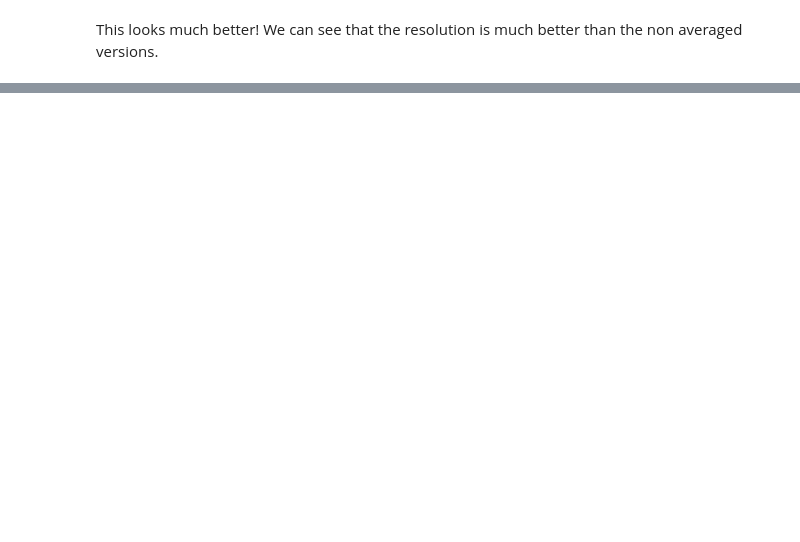
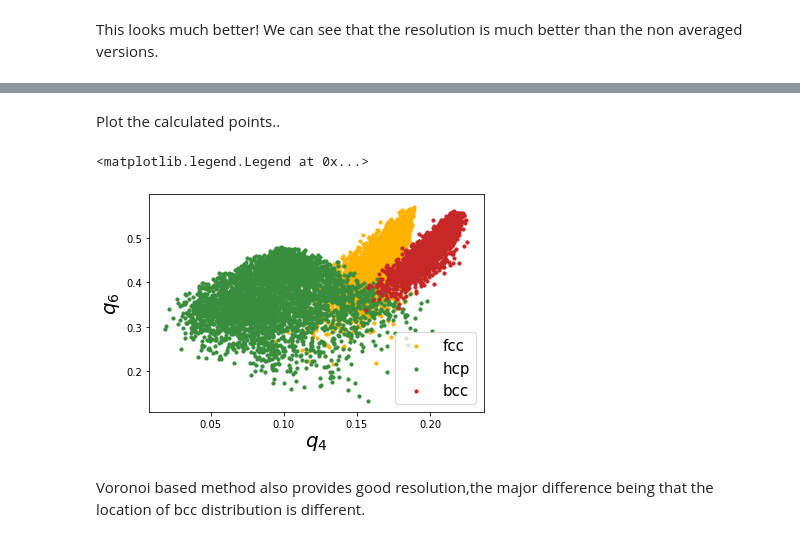
Before and after one commit to pyscal/pyscal, a Jupyter notebook: examples/example_3.ipynb, the cells around one changed output, grey strips where cells are left out. Cells and saved outputs as stored; diff of their text form; code cells hidden in the pictures; blank space fills up the shorter version.

```diff
--- a/examples/example_3.ipynb
+++ b/examples/example_3.ipynb
@@ -131,0 +174,18 @@ There is also the possibility to calculate structures using Voronoi based neighb
+# %%
+bccaq = bcc.get_qvals([4, 6], averaged=True)
+fccaq = fcc.get_qvals([4, 6], averaged=True)
+hcpaq = hcp.get_qvals([4, 6], averaged=True)
+# %% [markdown]
+Plot the calculated points..
+# %%
+plt.scatter(fccaq[0], fccaq[1], s=10, label='fcc', color='#FFB300')
+plt.scatter(hcpaq[0], hcpaq[1], s=10, label='hcp', color='#388E3C')
+plt.scatter(bccaq[0], bccaq[1], s=10, label='bcc', color='#C62828')
+plt.xlabel("$q_4$", fontsize=20)
+plt.ylabel("$q_6$", fontsize=20)
+plt.legend(loc=4, fontsize=15)
+# %% [output]
+<matplotlib.legend.Legend at 0x...>
+[figure, added]
+# %% [markdown]
+Voronoi based method also provides good resolution,the major difference being that the location of bcc distribution is different.
```
Also changed, not shown: parts of 35 cells of this notebook, 10 other files.
